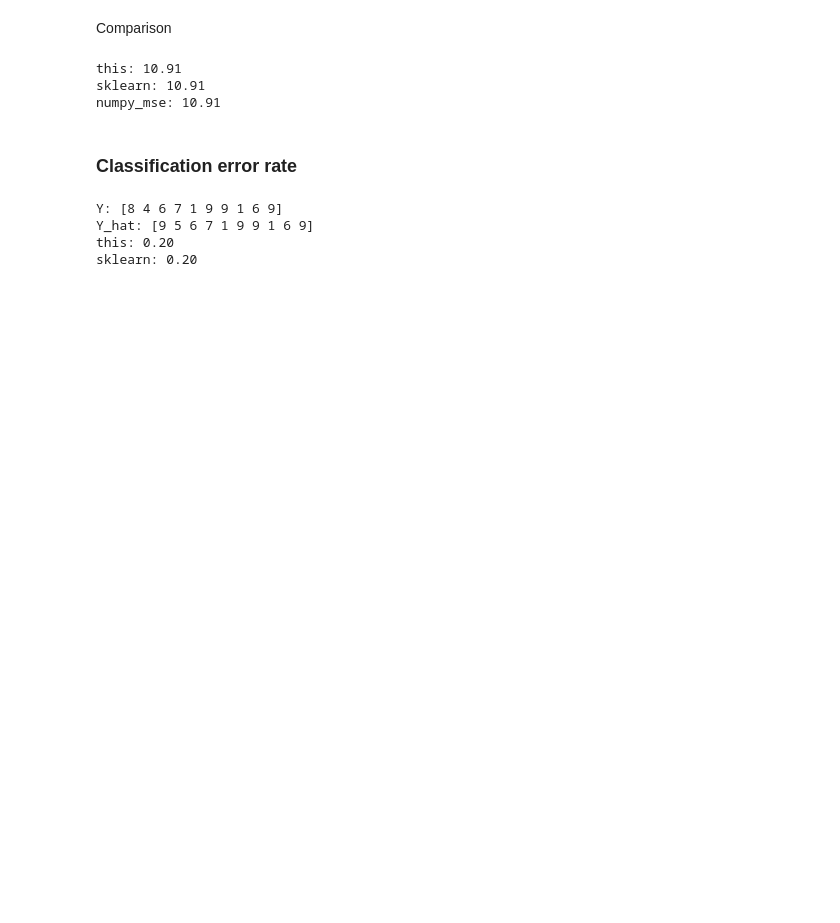
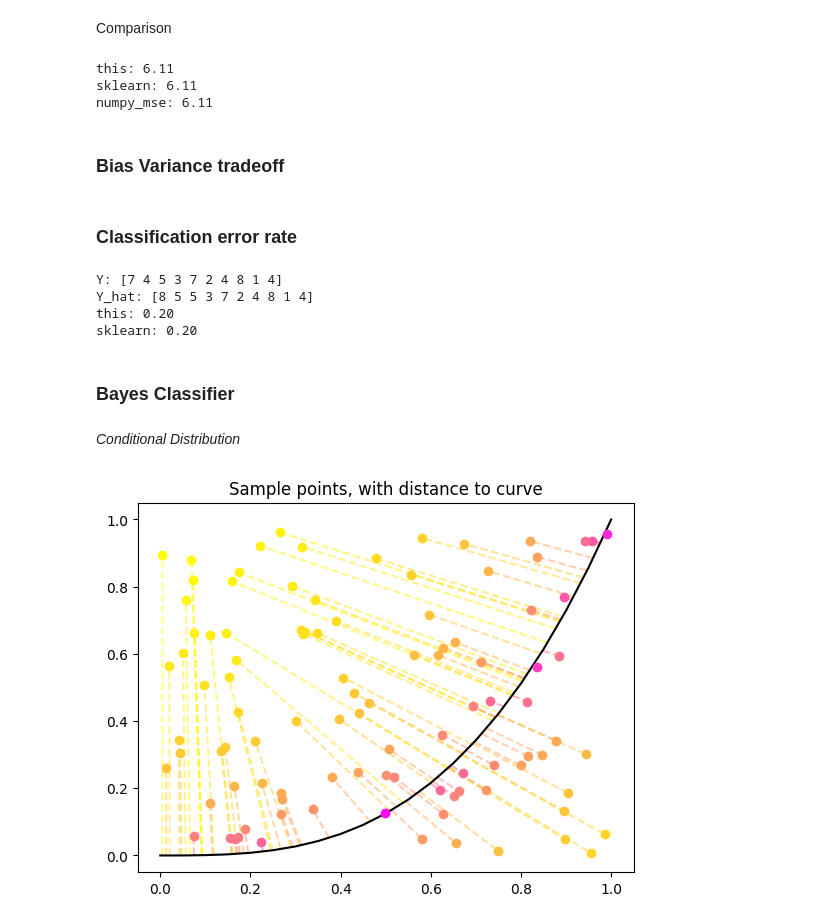
Before and after one commit to draykophoenix/ISLP-equation-implementation, a Jupyter notebook: ch2.ipynb, the cells around one changed output. Cells and saved outputs as stored; diff of their text form; code cells hidden in the pictures; blank space fills up the shorter version.

Commit message:
Made a conditional distribution for some reason

```diff
--- a/ch2.ipynb
+++ b/ch2.ipynb
@@ -145,19 +149,22 @@ sklearn_mse = mean_squared_error(y, y_pred)
 numpy_mse = np.square(np.subtract(y,y_pred)).mean()
 
 print(
-f'''this: {mse:.2f}
+f'''this: {this_mse:.2f}
 sklearn: {sklearn_mse:.2f}
 numpy_mse: {numpy_mse:.2f}''')
 # %% [output]
-this: 10.91
-sklearn: 10.91
-numpy_mse: 10.91
+this: 6.11
+sklearn: 6.11
+numpy_mse: 6.11
+# %% [markdown]
+### Bias Variance tradeoff
 # %% [markdown]
 ### Classification error rate
 # %%
-y = np.random.randint(1, 10, 10)
+y = rng.integers(1, 10, 10)
 
 y_hat = y.copy()
+# Change only 2 of 10 values (20%)
 y_hat[[0, 1]] +=1
 
 print("Y: " + str(y))
@@ -170,7 +177,52 @@ print(
 f'''this: {cer:.2f}
 sklearn: {sklearn_cer:.2f}''')
 # %% [output]
-Y: [8 4 6 7 1 9 9 1 6 9]
-Y_hat: [9 5 6 7 1 9 9 1 6 9]
+Y: [7 4 5 3 7 2 4 8 1 4]
+Y_hat: [8 5 5 3 7 2 4 8 1 4]
 this: 0.20
 sklearn: 0.20
+# %% [markdown]
+### Bayes Classifier
+# %% [markdown]
+*Conditional Distribution*
+# %%
+def min_dist_point_to_curve(P, f):
+    dist = lambda x: np.sqrt((x - P[0])**2 + (f(x) - P[1])**2)
+
+    min_x = minimize(dist, P[0]).x[0]
+    min_dist = dist(min_x)
+    min_point = (min_x, f(min_x))
+
+    return (min_dist, min_point)
+# %%
+x_1 = np.random.uniform(0, 1, 100)
+x_2 = np.random.uniform(0, 1, 100)
+
+f = lambda x: x**3
+
+points = zip(x_1, x_2)
+min_distances, min_points = zip(*[min_dist_point_to_curve(P, f) for P in points])
+
+# Using exponential to weight far away points more significantly
+# For both the colormap, and to calculate conditional probability as a function of distance.
+min_distances_exp = np.power(min_distances, 0.1)
+
+# Normalizing to the range 0-1
+min_distances_norm = (min_distances_exp - min(min_distances_exp))/(max(min_distances_exp) - min(min_distances_exp))
+
+# print(min_distances)
+# print(min_distances_exp)
+# print(min_distances_norm)
+
+
+cmp = colormaps["spring"]
+
+for i, P in enumerate(min_points):
+    plt.scatter(x_1[i], x_2[i], color = cmp(min_distances_norm[i]), zorder=2)
+    plt.plot([P[0], x_1[i]], [P[1], x_2[i]], color=(cmp(min_distances_norm[i])), linestyle="--", alpha=0.5, zorder=1)
+
+axis = np.linspace(0, 1, 21)
+plt.plot(axis, f(axis), "k", zorder=1)
+plt.title("Sample points, with distance to curve");
+# %% [output]
+[figure, added]
```
Also changed, not shown: parts of 10 cells of this notebook.
